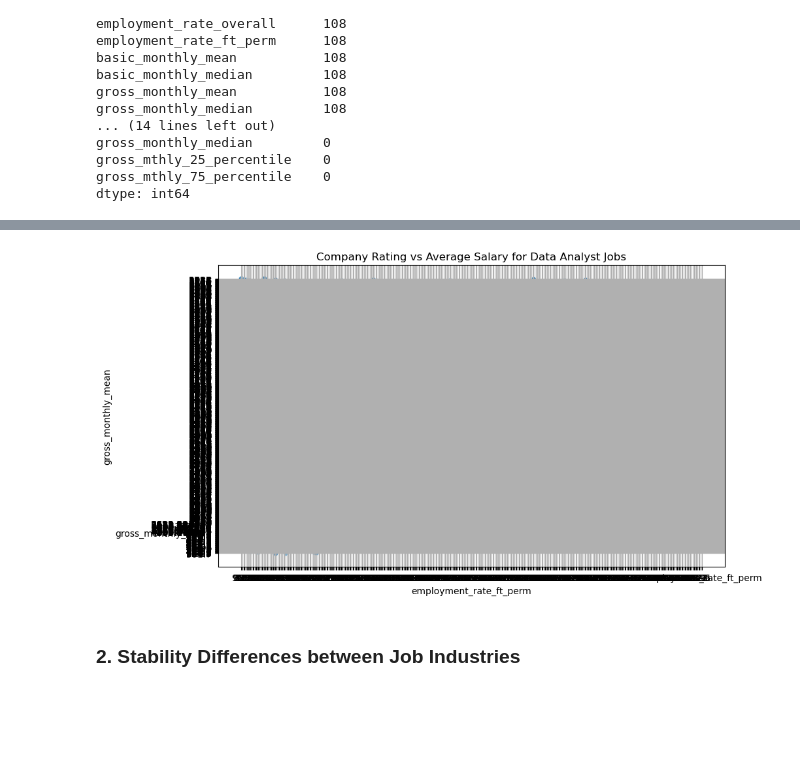
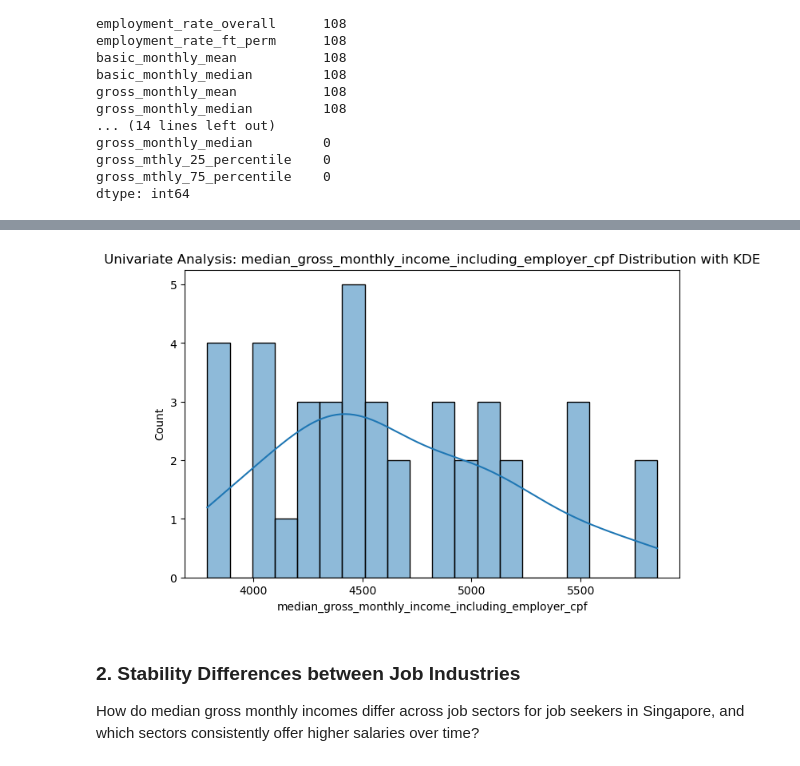
Before and after one commit to noodlebatteries124/pdas_ca2, a Jupyter notebook: p2518846-DAAAFT1B08-Kayden.ipynb, the cells around one changed output, grey strips where cells are left out. Cells and saved outputs as stored; diff of their text form; code cells hidden in the pictures; blank space fills up the shorter version.

Commit message:
income-dataset

```diff
--- a/p2518846-DAAAFT1B08-Kayden.ipynb
+++ b/p2518846-DAAAFT1B08-Kayden.ipynb
@@ -155,3 +156,7 @@ gross_monthly_median         0
 gross_mthly_25_percentile    0
 gross_mthly_75_percentile    0
 dtype: int64
+# %%
+income_df = pd.read_csv("FT_Res_ind_income.csv")
+income_df.info()
+print(income_df.isna().sum())
@@ -157,0 +180,17 @@ dtype: int64
+# %%
+# 1. Convert the 'year' column to numeric
+# 'errors=coerce' will turn any non-numeric text into NaN (null)
+income_df['year_numeric'] = pd.to_numeric(income_df['year'], errors='coerce')
+
+# 2. Filter the DataFrame for the years 2020 to 2024
+# Using .copy() ensures the new df is an independent object
+income24df = income_df[(income_df['year_numeric'] >= 2015) & (income_df['year_numeric'] <= 2024)].copy()
+
+# 3. Remove the helper numeric column and reset the index
+income24df = income24df.drop(columns=['year_numeric']).reset_index(drop=True)
+
+# Verify the result
+print(income24df['year'].unique())
+print(income24df.head())
+print(income24df.info())
+print(income24df['industry'].head())
@@ -160,0 +218,16 @@ How do median gross monthly incomes differ across job sectors for graduates in S
+# %%
+# 1. Define the list of industries you want to keep
+target_industries = ["manufacturing", "construction", "services", "others"]
+
+# 2. Filter the dataframe to only include rows where 'industry' matches one of those 4
+# We use .copy() to make it a standalone dataframe for your analysis
+income24df = income24df[income24df['industry'].isin(target_industries)].copy()
+
+# 3. If you want to put these into a brand new column (leaving the old one as is)
+income24df['new_industry'] = income24df['industry']
+
+# Verify the result
+print(income24df['new_industry'].unique())
+print(f"Number of rows kept: {len(income24df)}")
+# View the first 5 full rows
+print(income24df.info())
@@ -161,5 +250,10 @@ How do median gross monthly incomes differ across job sectors for graduates in S
 # %%
+plt.figure(figsize=(8, 5))
+sns.histplot(income24df["median_gross_monthly_income_including_employer_cpf"], kde=True, bins=20)
+plt.title("Univariate Analysis: median_gross_monthly_income_including_employer_cpf Distribution with KDE")
+plt.show()
 # %% [output]
-[figure, old version]
+[figure, new version]
 # %% [markdown]
 ### 2. Stability Differences between Job Industries
+How do median gross monthly incomes differ across job sectors for job seekers in Singapore, and which sectors consistently offer higher salaries over time?
```
Also changed, not shown: parts of 6 cells of this notebook, 1 other file.
